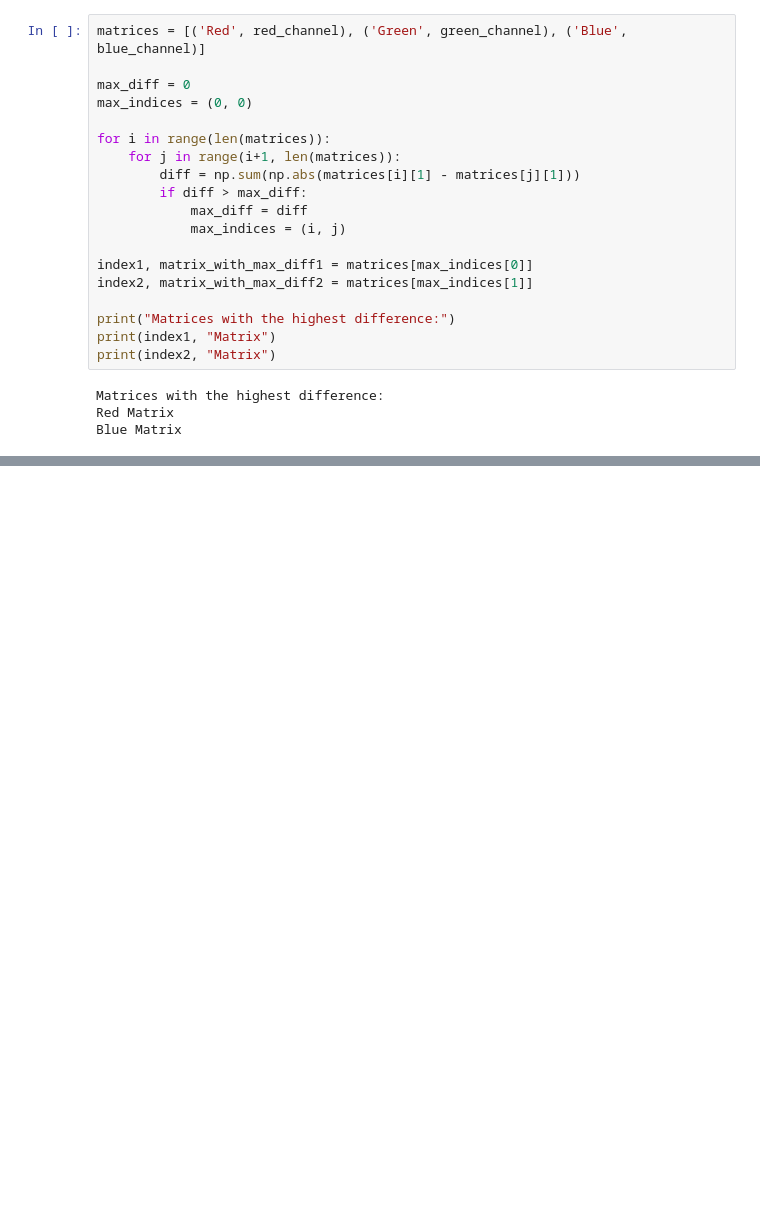
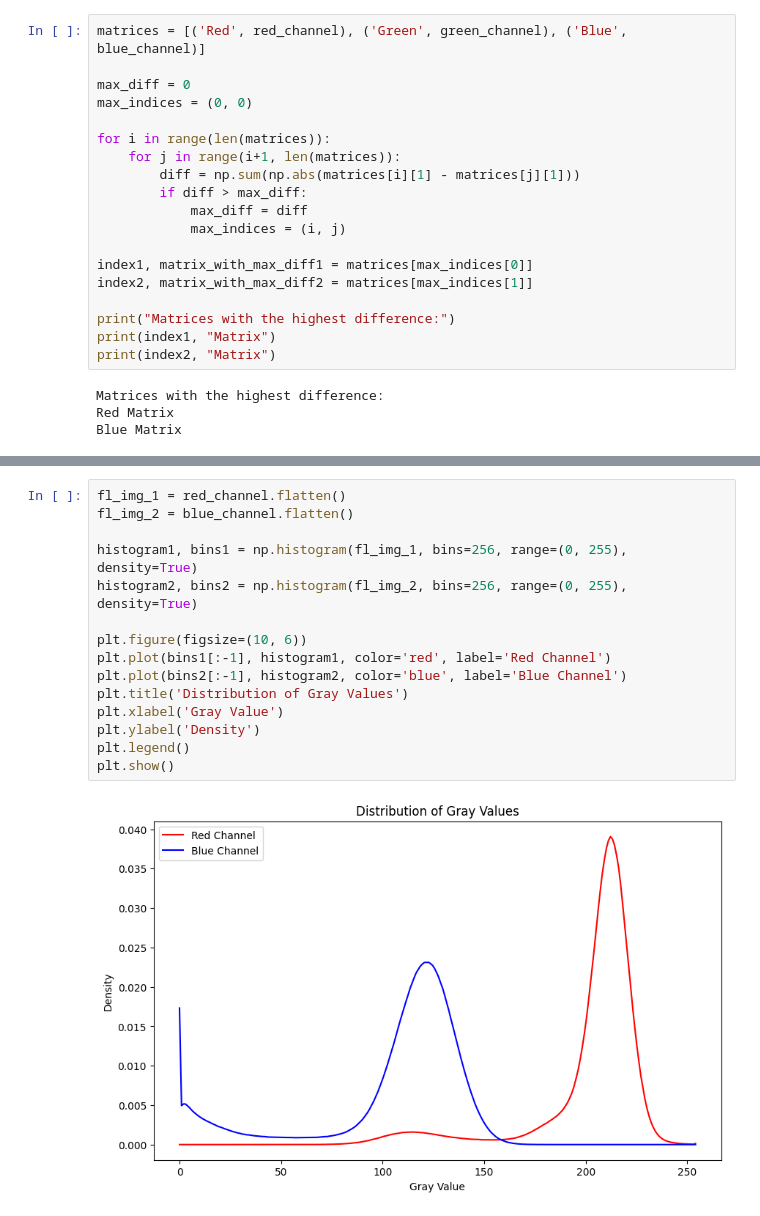
Before and after one commit to Maserezio/document_analysis, a Jupyter notebook: assignment_1/palimpsest.ipynb, the cells around one changed output, grey strips where cells are left out. Cells and saved outputs as stored; diff of their text form; blank space fills up the shorter version.

```diff
--- a/assignment_1/palimpsest.ipynb
+++ b/assignment_1/palimpsest.ipynb
@@ -82,0 +70,17 @@ plt.show()
+# %%
+fl_img_1 = red_channel.flatten()
+fl_img_2 = blue_channel.flatten()
+
+histogram1, bins1 = np.histogram(fl_img_1, bins=256, range=(0, 255), density=True)
+histogram2, bins2 = np.histogram(fl_img_2, bins=256, range=(0, 255), density=True)
+
+plt.figure(figsize=(10, 6))
+plt.plot(bins1[:-1], histogram1, color='red', label='Red Channel')
+plt.plot(bins2[:-1], histogram2, color='blue', label='Blue Channel')
+plt.title('Distribution of Gray Values')
+plt.xlabel('Gray Value')
+plt.ylabel('Density')
+plt.legend()
+plt.show()
+# %% [output]
+[figure, added]
```
Also changed, not shown: parts of 10 cells of this notebook, 11 other files.
